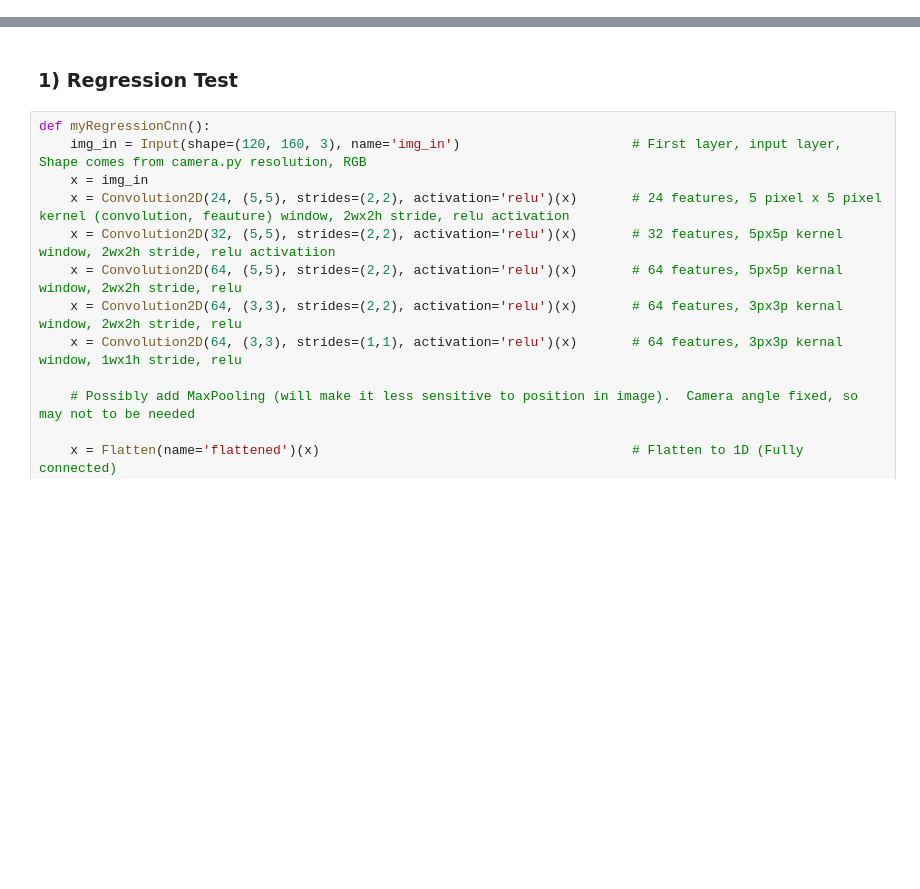
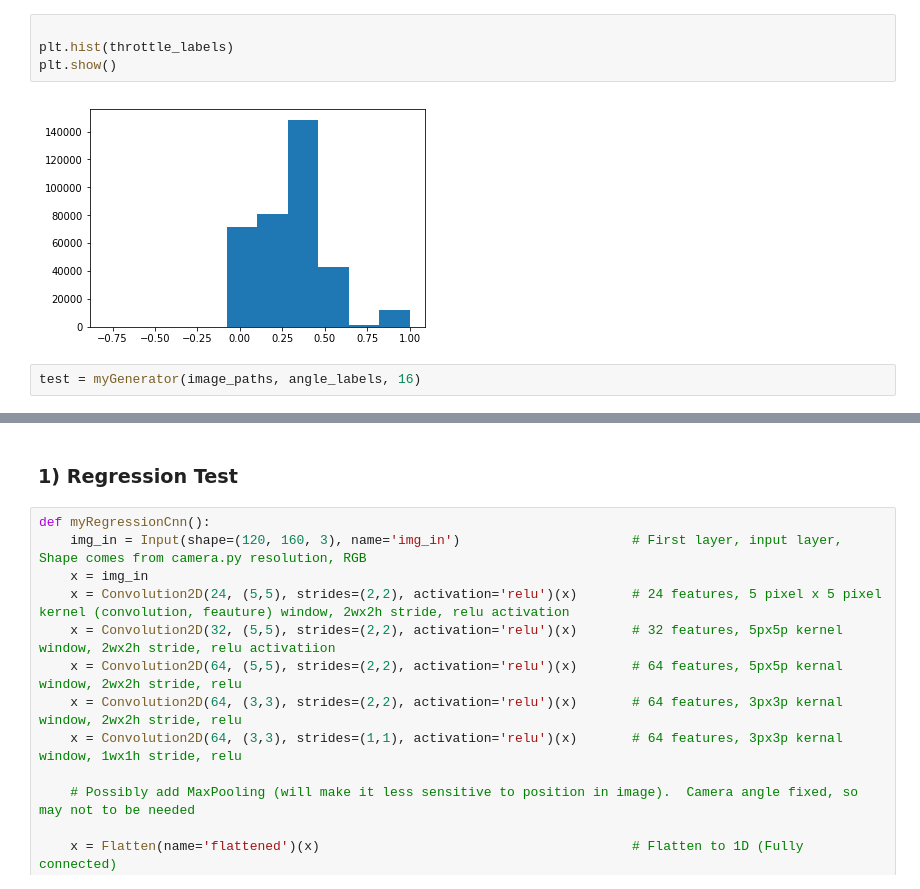
Before and after one commit to ConsciousML/Autonomous-RC-Car, a Jupyter notebook: Donkey Car.ipynb, the cells around one changed output, grey strips where cells are left out. Cells and saved outputs as stored; diff of their text form; blank space fills up the shorter version.

```diff
--- a/Donkey Car.ipynb
+++ b/Donkey Car.ipynb
@@ -65,0 +100,8 @@ plt.show()
+# %%
+
+plt.hist(throttle_labels)
+plt.show()
+# %% [output]
+[figure, added]
+# %%
+test = myGenerator(image_paths, angle_labels, 16)
```
Also changed, not shown: parts of 12 cells of this notebook, 1 other file.
